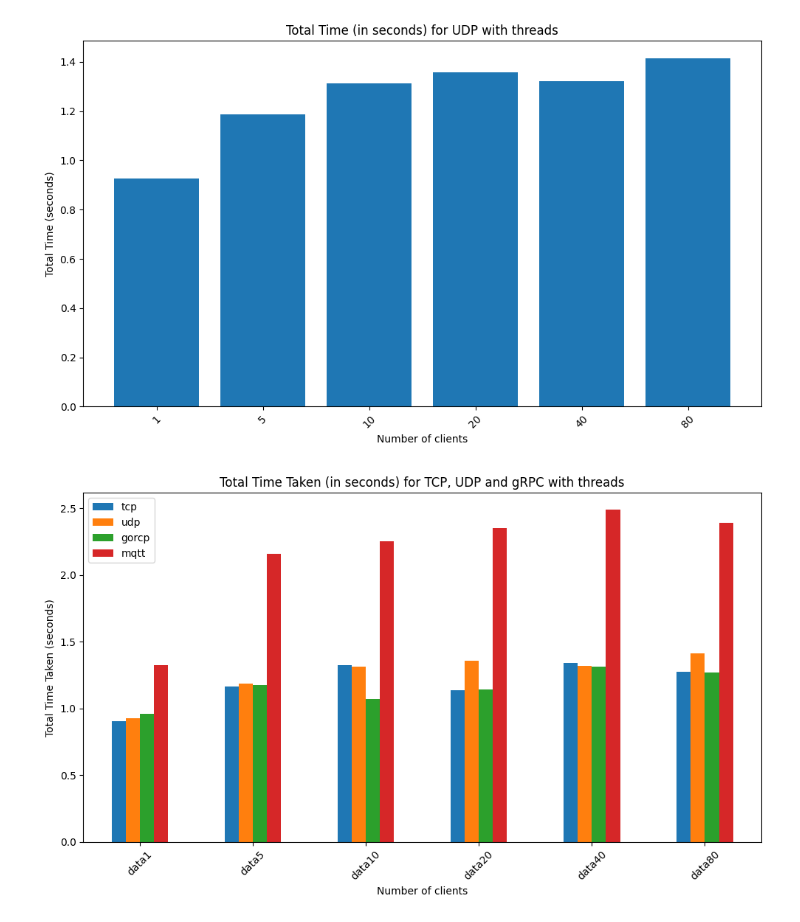
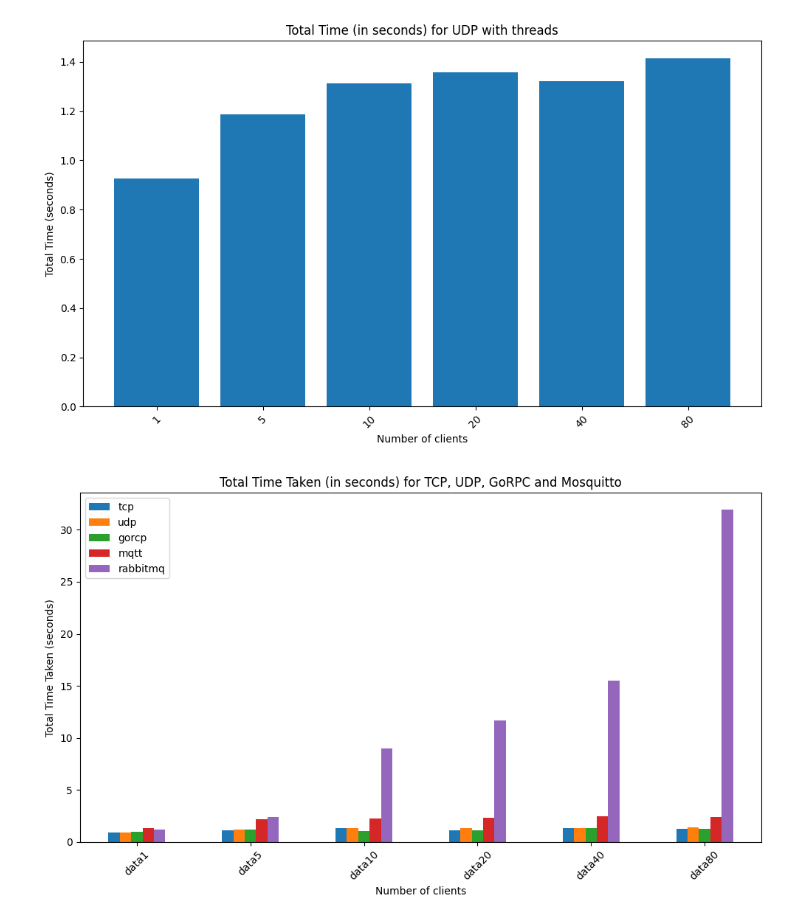
Before and after one commit to arthurbm/distributed-concurrent-programming, a Jupyter notebook: app/benchmark/main.ipynb, the cells around one changed output. Saved outputs shown, nothing was run; the diff lists cells and outputs as text; code cells hidden in the pictures.

```diff
--- a/app/benchmark/main.ipynb
+++ b/app/benchmark/main.ipynb
@@ -207,46 +174,46 @@ plt.show()
 # %%
 # List of paths for TCP and UDP
 paths_dict = {
-    'tcp': [
-        '../tcp/samples/data1',
-        '../tcp/samples/data5',
-        '../tcp/samples/data10',
-        '../tcp/samples/data20',
-        '../tcp/samples/data40',
-        '../tcp/samples/data80'
+    "tcp": [
+        "../tcp/samples/data1",
+        "../tcp/samples/data5",
+        "../tcp/samples/data10",
+        "../tcp/samples/data20",
+        "../tcp/samples/data40",
+        "../tcp/samples/data80",
     ],
-    'udp': [
-        '../udp/samples/async/data1',
-        '../udp/samples/async/data5',
-        '../udp/samples/async/data10',
-        '../udp/samples/async/data20',
-        '../udp/samples/async/data40',
-        '../udp/samples/async/data80'
+    "udp": [
+        "../udp/samples/async/data1",
+        "../udp/samples/async/data5",
+        "../udp/samples/async/data10",
+        "../udp/samples/async/data20",
+        "../udp/samples/async/data40",
+        "../udp/samples/async/data80",
     ],
-    'gorcp': [
-        '../rpc/samples/data1',
-        '../rpc/samples/data5',
-        '../rpc/samples/data10',
-        '../rpc/samples/data20',
-        '../rpc/samples/data40',
-        '../rpc/samples/data80'
+    "gorcp": [
+        "../rpc/samples/data1",
+        "../rpc/samples/data5",
+        "../rpc/samples/data10",
+        "../rpc/samples/data20",
+        "../rpc/samples/data40",
+        "../rpc/samples/data80",
     ],
-    'mqtt': [
-        '../mqtt/samples/data1',
-        '../mqtt/samples/data5',
-        '../mqtt/samples/data10',
-        '../mqtt/samples/data20',
-        '../mqtt/samples/data40',
-        '../mqtt/samples/data80'
+    "mqtt": [
+        "../mqtt/samples/data1",
+        "../mqtt/samples/data5",
+        "../mqtt/samples/data10",
+        "../mqtt/samples/data20",
+        "../mqtt/samples/data40",
+        "../mqtt/samples/data80",
     ],
-    # 'rabbitmq': [
-    #     '../rabbitmq/samples/data1',
-    #     '../rabbitmq/samples/data5',
-    #     '../rabbitmq/samples/data10',
-    #     '../rabbitmq/samples/data20',
-    #     '../rabbitmq/samples/data40',
-    #     '../rabbitmq/samples/data80'
-    # ]
+    'rabbitmq': [
+        '../rabbitmq/samples/data1',
+        '../rabbitmq/samples/data5',
+        '../rabbitmq/samples/data10',
+        '../rabbitmq/samples/data20',
+        '../rabbitmq/samples/data40',
+        '../rabbitmq/samples/data80'
+    ]
 }
 
 # DataFrame to hold total times
@@ -256,42 +223,48 @@ for protocol, paths in paths_dict.items():
     total_times = []
     for path in paths:
         # Get a list of all csv files in the specified directory
-        files = [f for f in os.listdir(path) if f.endswith('.csv')]
+        files = [f for f in os.listdir(path) if f.endswith(".csv")]
 
         # Read the csv files and store them in a list of dataframes
         dataframes = [pd.read_csv(os.path.join(path, f)) for f in files]
 
         # Ensure all dataframes have the same number of rows
-        assert all(df.shape[0] == dataframes[0].shape[0] for df in dataframes), "Not all CSVs have the same number of rows"
+        assert all(
+            df.shape[0] == dataframes[0].shape[0] for df in dataframes
+        ), "Not all CSVs have the same number of rows"
 
         # Concatenate all dataframes vertically
         df_concatenated = pd.concat(dataframes)
 
         # Convert the timeTaken to seconds (assuming it's currently in nanoseconds)
-        df_concatenated['timeTaken'] = df_concatenated['timeTaken'] / 1e9
+        df_concatenated["timeTaken"] = df_concatenated["timeTaken"] / 1e9
 
         # Group by the index (which is the same across all original dataframes) and compute mean
         df_mean = df_concatenated.groupby(df_concatenated.index).mean()
 
         # Extract the folder name from the path
         folder_name = os.path.basename(os.path.normpath(path))
 
         # Write to new CSV without index
-        df_mean.to_csv(f'./average_times_{protocol}_{folder_name}.csv', index=False)
+        df_mean.to_csv(f"./average_times_{protocol}_{folder_name}.csv", index=False)
 
         # Compute the sum of timeTaken and add it to the list
-        total_times.append(df_mean['timeTaken'].sum())
+        total_times.append(df_mean["timeTaken"].sum())
 
     # Add total times to DataFrame
     total_times_df[protocol] = total_times
 
 # Plot the total time taken for each path
-total_times_df.plot(kind='bar', figsize=(10, 6))
-plt.title('Total Time Taken (in seconds) for TCP, UDP and gRPC with threads')
-plt.xlabel('Number of clients')
-plt.ylabel('Total Time Taken (seconds)')
-plt.xticks(range(len(paths_dict['tcp'])), [os.path.basename(os.path.normpath(path)) for path in paths_dict['tcp']], rotation=45)
+total_times_df.plot(kind="bar", figsize=(10, 6))
+plt.title("Total Time Taken (in seconds) for TCP, UDP, GoRPC and Mosquitto")
+plt.xlabel("Number of clients")
+plt.ylabel("Total Time Taken (seconds)")
+plt.xticks(
+    range(len(paths_dict["tcp"])),
+    [os.path.basename(os.path.normpath(path)) for path in paths_dict["tcp"]],
+    rotation=45,
+)
 plt.tight_layout()
 plt.show()
 # %% [output]
-[figure, old version]
+[figure, new version]
```
Also changed, not shown: parts of 13 cells of this notebook.
